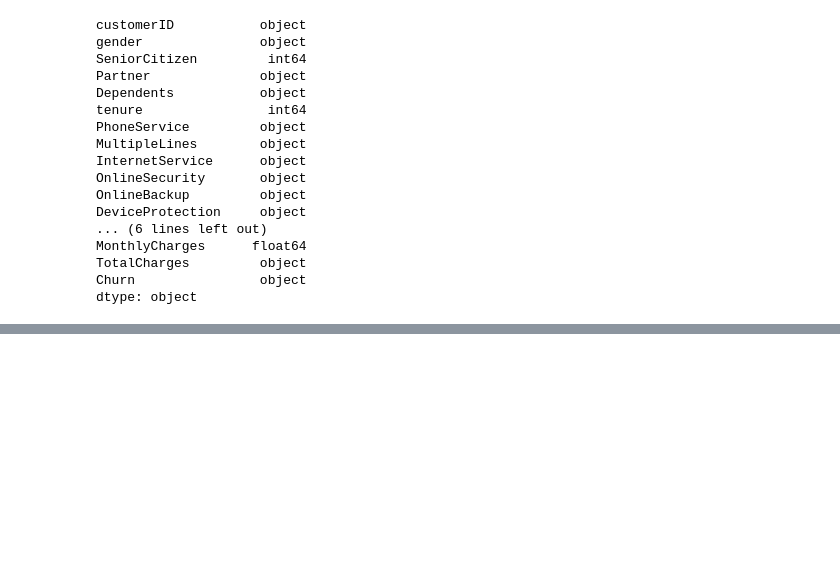
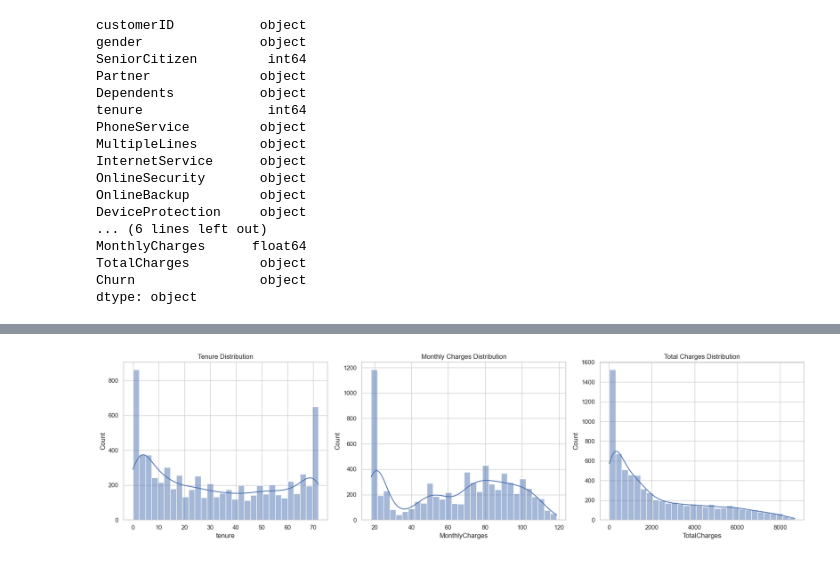
Before and after one commit to msmhtaghavi/customer-churn-prediction, a Jupyter notebook: notebooks/02_eda.ipynb, the cells around one changed output, grey strips where cells are left out. Drawn from its saved outputs; the diff is of its cells as text; code cells hidden in the pictures; blank space fills up the shorter version.

Commit message:
Analyze target and numerical features

```diff
--- a/notebooks/02_eda.ipynb
+++ b/notebooks/02_eda.ipynb
@@ -54,0 +161,7 @@ dtype: object
+# %%
+total_charges = pd.to_numeric(
+    df["TotalCharges"],
+    errors="coerce"
+)
+
+total_charges.describe()
@@ -54,0 +178,34 @@ dtype: object
+# %%
+fig, axes = plt.subplots(
+    1, 3,
+    figsize=(18, 5)
+)
+
+sns.histplot(
+    df["tenure"],
+    bins=30,
+    kde=True,
+    ax=axes[0]
+)
+axes[0].set_title("Tenure Distribution")
+
+sns.histplot(
+    df["MonthlyCharges"],
+    bins=30,
+    kde=True,
+    ax=axes[1]
+)
+axes[1].set_title("Monthly Charges Distribution")
+
+sns.histplot(
+    total_charges.dropna(),
+    bins=30,
+    kde=True,
+    ax=axes[2]
+)
+axes[2].set_title("Total Charges Distribution")
+
+plt.tight_layout()
+plt.show()
+# %% [output]
+[figure, added]
```
Also changed, not shown: parts of 11 cells of this notebook.
